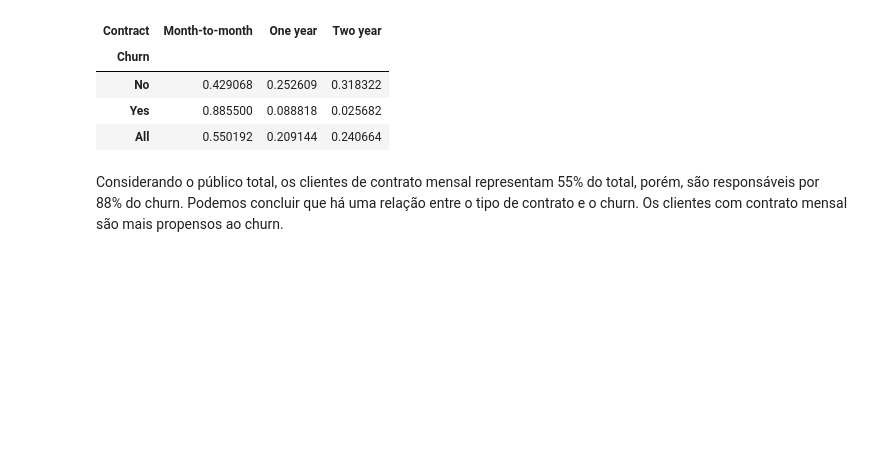
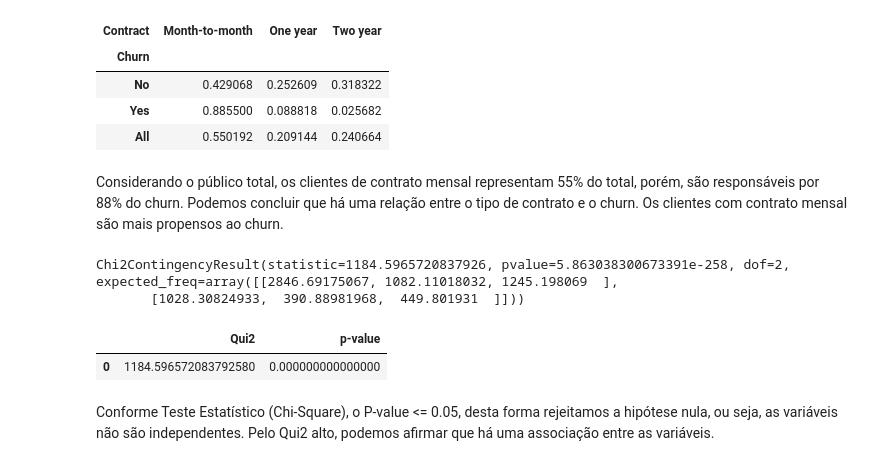
Before and after one commit to Tamicktom/analise-exploratoria-de-dados-com-pandas, a Jupyter notebook: eda_churn.ipynb, the cells around one changed output. Cells and saved outputs as stored; diff of their text form; code cells hidden in the pictures; blank space fills up the shorter version.

```diff
--- a/eda_churn.ipynb
+++ b/eda_churn.ipynb
@@ -708,0 +725,26 @@ Considerando o público total, os clientes de contrato mensal representam 55% do
+# %%
+chi_scores_churn_contract = chi2_contingency(df_crosstab_churn_contract)
+print(chi_scores_churn_contract)
+# %% [output]
+Chi2ContingencyResult(statistic=1184.5965720837926, pvalue=5.863038300673391e-258, dof=2, expected_freq=array([[2846.69175067, 1082.11018032, 1245.198069  ],
+       [1028.30824933,  390.88981968,  449.801931  ]]))
+# %%
+scores_churn_contract =pd.Series(chi_scores_churn_contract[0])
+pvalues_churn_contract = pd.Series(chi_scores_churn_contract[1])
+# %%
+# Apresentar números com 2 casas decimais
+pd.set_option("display.float_format", lambda x: "%.15f" % x)
+# %%
+# Criar um Dataframe com os Scores e P-Values
+df_chi_scores_churn_contract = pd.DataFrame({
+  "Qui2": scores_churn_contract,
+  "p-value": pvalues_churn_contract
+})
+# %%
+# Analisar Scores e P-Values
+df_chi_scores_churn_contract
+# %% [output]
+|  | Qui2 | p-value |
+| 0 | 1184.596572083792580 | 0.000000000000000 |
+# %% [markdown]
+Conforme Teste Estatístico (Chi-Square), o P-value <= 0.05, desta forma rejeitamos a hipótese nula, ou seja, as variáveis não são independentes. Pelo Qui2 alto, podemos afirmar que há uma associação entre as variáveis.
```
Also changed, not shown: parts of 4 cells of this notebook, 2 other files.
